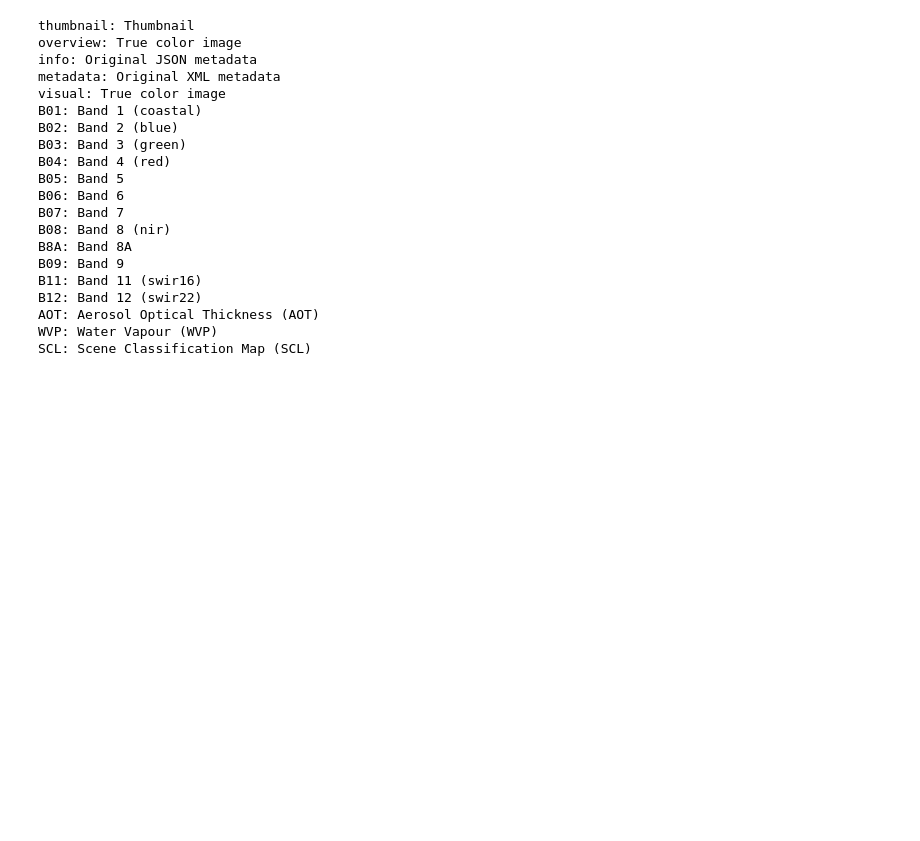
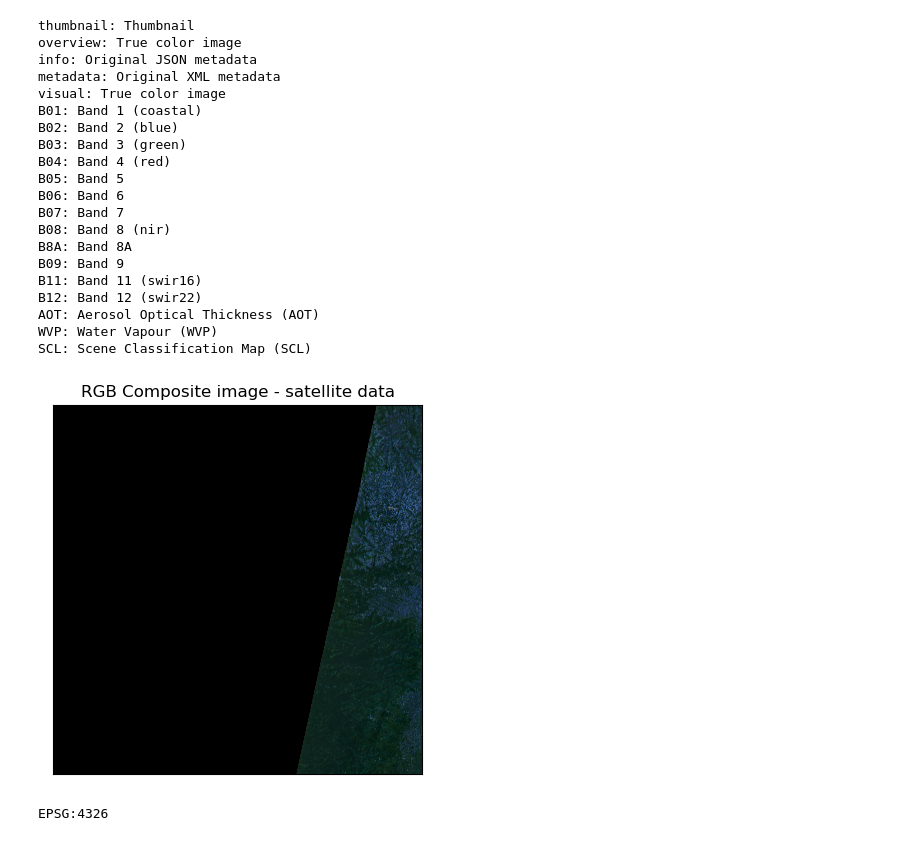
Before and after one commit to OmdenaAI/douala-chapter-automatic-land-use, a Jupyter notebook: src/tasks/task_1_data_collection/Download_Sentinel-2_COGS .ipynb, the cells around one changed output. Cells and saved outputs as stored; diff of their text form; code cells hidden in the pictures; blank space fills up the shorter version.

```diff
--- a/src/tasks/task_1_data_collection/Download_Sentinel-2_COGS .ipynb
+++ b/src/tasks/task_1_data_collection/Download_Sentinel-2_COGS .ipynb
@@ -44,6 +44,6 @@ import rioxarray
 ## 2-Set the AOI
 # %%
 #Set the path to data
-aoi_dir = "/media/duplex/COMMUN/ML2023/AI LULC/douala-chapter-automatic-land-use/src/data/aoi"
+aoi_dir = "../../data/aoi"
 aoi_file = "littoral_outline.geojson"
 aoi_path = os.path.join(aoi_dir , aoi_file )
@@ -147,10 +153,20 @@ visual_href = assets["visual"].href
 visual = rioxarray.open_rasterio(visual_href)
 # %%
 #Plot the RGB composite
+f, ax = plt.subplots()
 ep.plot_rgb(visual.values,
             rgb=[2, 1, 0],
-            title="RGB Composite image - satellite data")
+            title="RGB Composite image - satellite data",
+                ax=ax)
 plt.show()
+# %% [output]
+[figure, added]
 # %%
 #Save RGB to Disk
 #visual.rio.to_raster("visual00.tif")
+# %%
+visual.rio.write_crs("epsg:4326", inplace=True)
+
+print(visual.rio.crs)
+# %% [output]
+EPSG:4326
```
Also changed, not shown: parts of 7 cells of this notebook, 8 other files.
